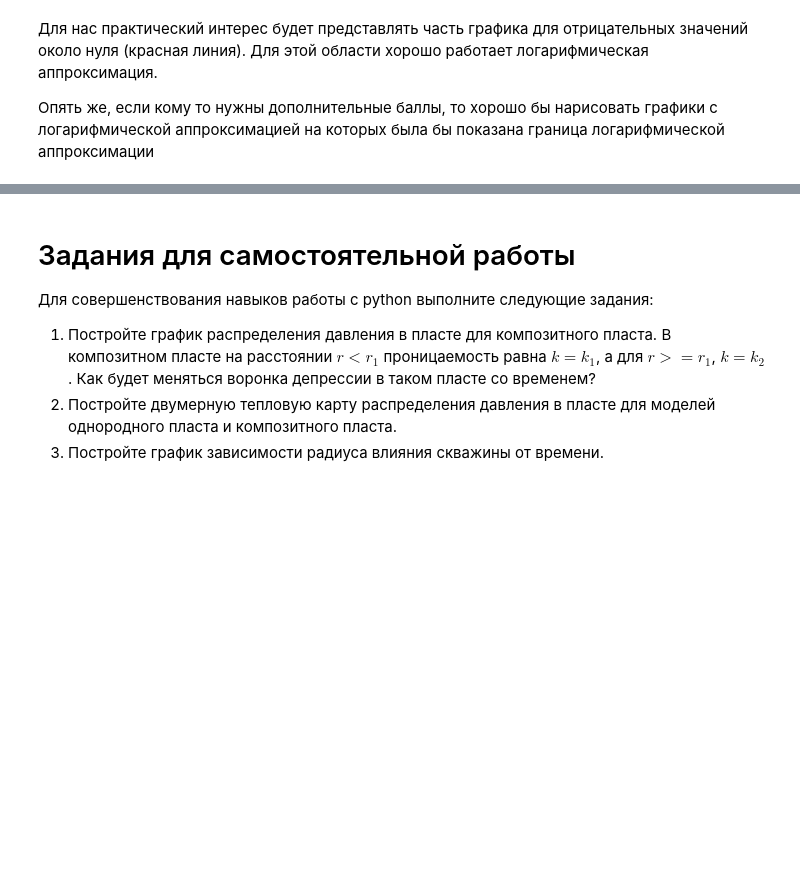
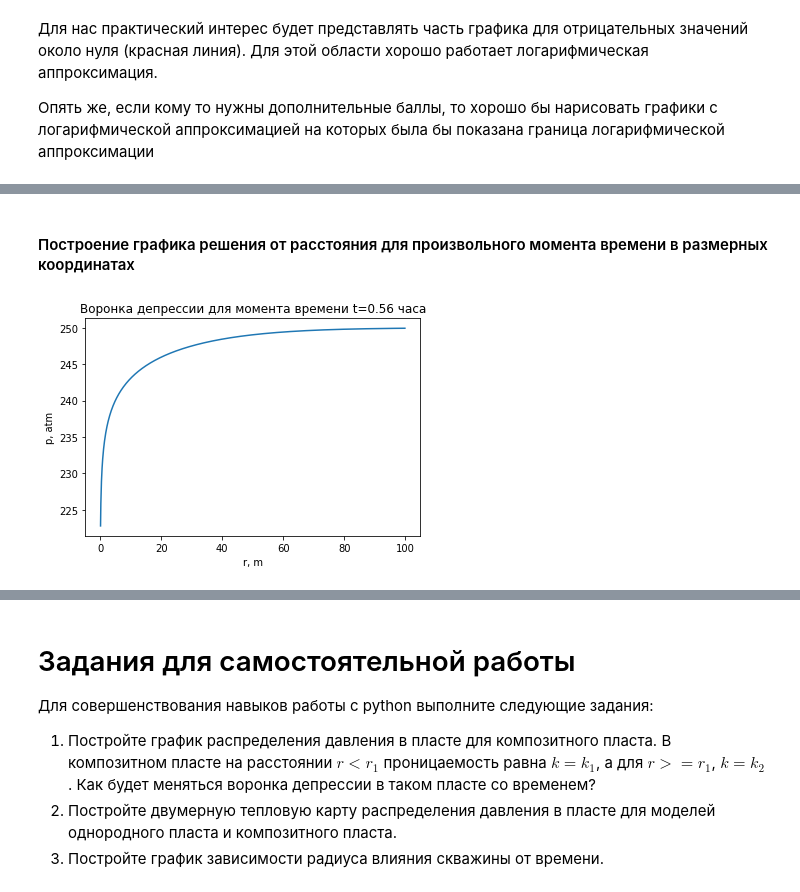
Before and after one commit to khabibullinra/welltest_examples, a Jupyter notebook: jupyter/11_transient_line_source_solution_Ei.ipynb, the cells around one changed output, grey strips where cells are left out. Cells and saved outputs as stored; diff of their text form; code cells hidden in the pictures; blank space fills up the shorter version.

Commit message:
наведение порядка в первых примерах использование anaflow для расчета численного обратного преобразования Лапласа

```diff
--- a/jupyter/11_transient_line_source_solution_Ei.ipynb
+++ b/jupyter/11_transient_line_source_solution_Ei.ipynb
@@ -210 +307,20 @@ plt.show()
+# %% [markdown]
+#### Построение графика решения от расстояния для произвольного момента времени в размерных координатах
+# %%
+# построим решение для размерных величин
+# при переводе величин в размерные полагаемся на значения параметров по умолчанию заданные
+# при определении переводных функций
+td = 100000
+rd_arr = np.arange(1, 1000, 1)
+# для нагладности проведем преобразования в отдельные переменные. можно было сделать и на месте
+# все преобразования и расчеты делаются векторно за счет использования numpy
+r_arr = r_from_rd_m(rd_arr)
+p_arr = p_from_pd_atma(pd_ei(td,rd_arr))
+plt.plot(r_arr, p_arr )
+plt.title("Воронка депрессии для момента времени t={:.2f} часа".format(t_from_td_hr(td)))
+plt.xlabel("r, m")
+plt.ylabel("p, atm")
+plt.show()
+# %% [output]
+[figure, added]
 # %% [markdown]
```
Also changed, not shown: parts of 24 cells of this notebook, 4 other files.
